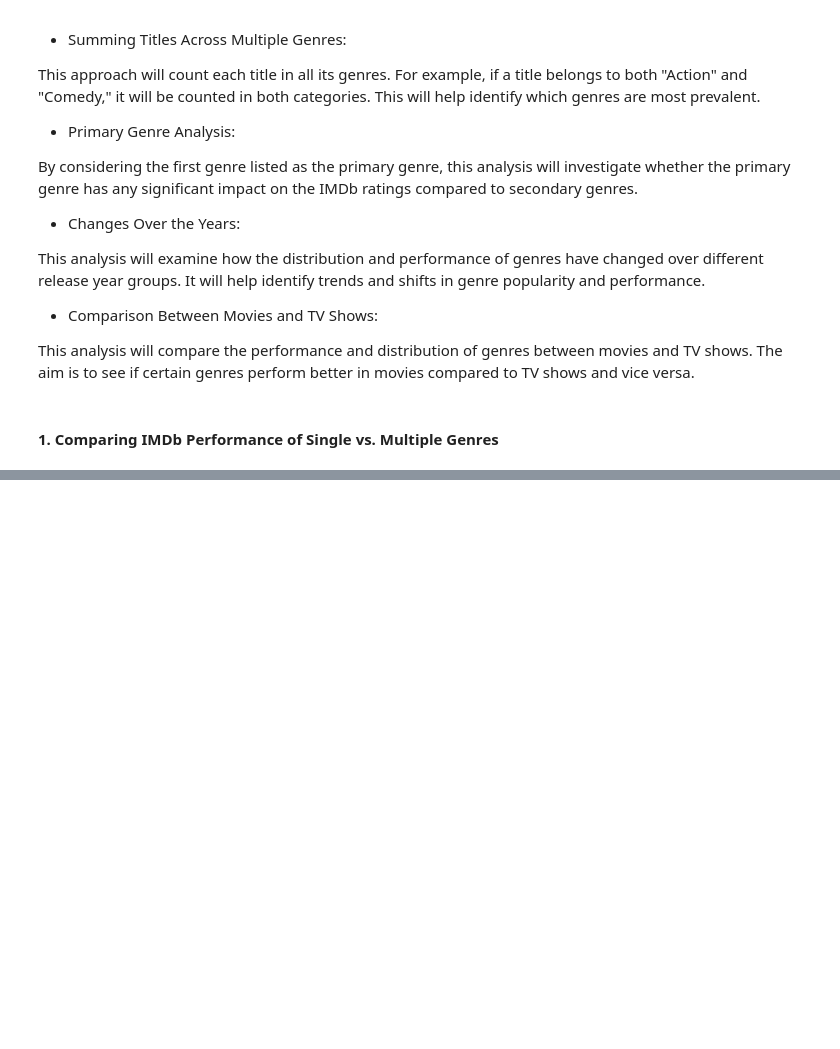
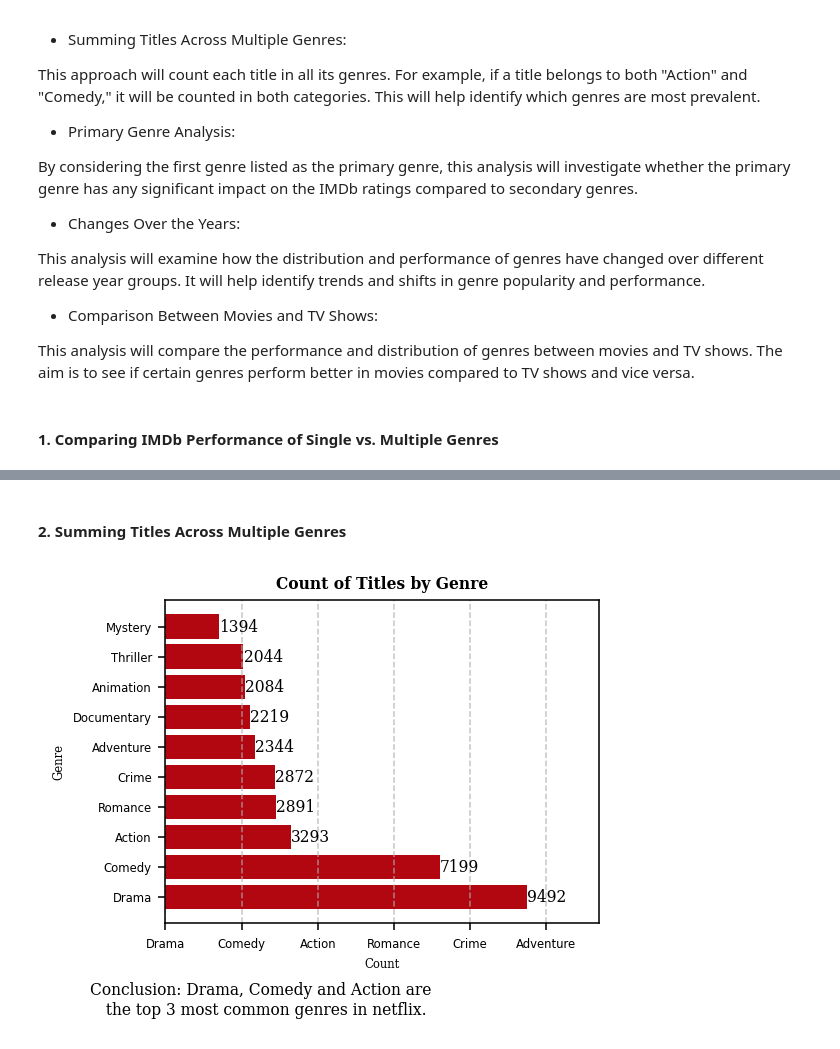
Before and after one commit to giopalmieri/giopalmieri.github.io, a Jupyter notebook: _notebooks/dataviz.ipynb, the cells around one changed output, grey strips where cells are left out. Cells and saved outputs as stored; diff of their text form; code cells hidden in the pictures; blank space fills up the shorter version.

```diff
--- a/_notebooks/dataviz.ipynb
+++ b/_notebooks/dataviz.ipynb
@@ -188,0 +191,31 @@ plt.show()
+# %% [markdown]
+
+#### 2. Summing Titles Across Multiple Genres
+# %%
+df['genres_split'] = df['genres'].fillna('No info').str.split(',')
+df_exploded = df.explode('genres_split')
+genre_counts = df_exploded['genres_split'].str.strip().value_counts().reset_index()
+genre_counts.columns = ['Genre', 'Count']
+
+# Sort by 'Count' and then select the top 10 genres
+genre_counts = genre_counts.sort_values(by=['Count'], ascending=False).head(10)
+
+fig, ax = plt.subplots(figsize=(4, 3))
+ax.barh(genre_counts['Genre'], genre_counts['Count'], color='#b20710')
+
+ax.set_title('Count of Titles by Genre', fontsize=8, fontweight='bold', fontfamily='serif')
+ax.set_xlabel('Count', fontsize=6, fontfamily='serif')
+ax.set_ylabel('Genre', fontsize=6, fontfamily='serif')
+ax.set_yticklabels(genre_counts['Genre'], fontsize=6)
+ax.set_xticklabels(genre_counts['Genre'], fontsize=6)
+ax.grid(axis='x', linestyle='--', alpha=0.7)
+
+for i in range(len(genre_counts)):
+    ax.text(genre_counts['Count'][i] + 10, i, f"{genre_counts['Count'][i]}", va='center', fontsize=8, fontfamily='serif')
+ax.set_xlim(0, genre_counts.iloc[0]['Count']*1.2)
+plt.figtext(0.3, -0.1, 'Conclusion: Drama, Comedy and Action are \n the top 3 most common genres in netflix.',
+            wrap=True, horizontalalignment='center', fontsize=8, fontfamily='serif')
+
+plt.show()
+# %% [output]
+[figure, added]
```
Also changed, not shown: parts of 8 cells of this notebook, 15 other files.
